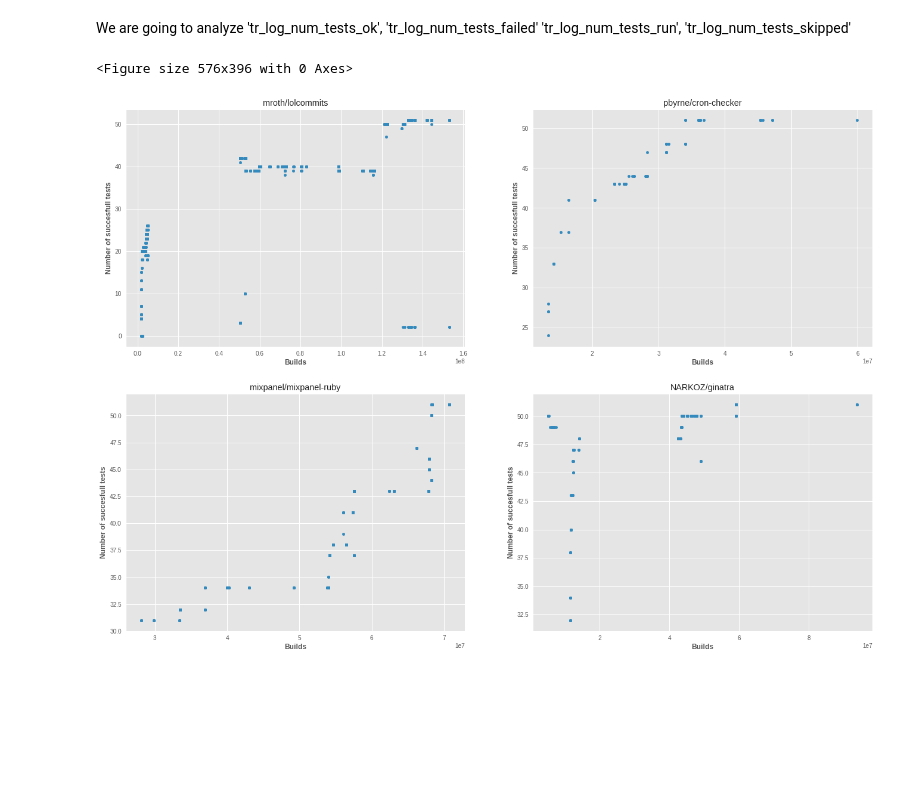
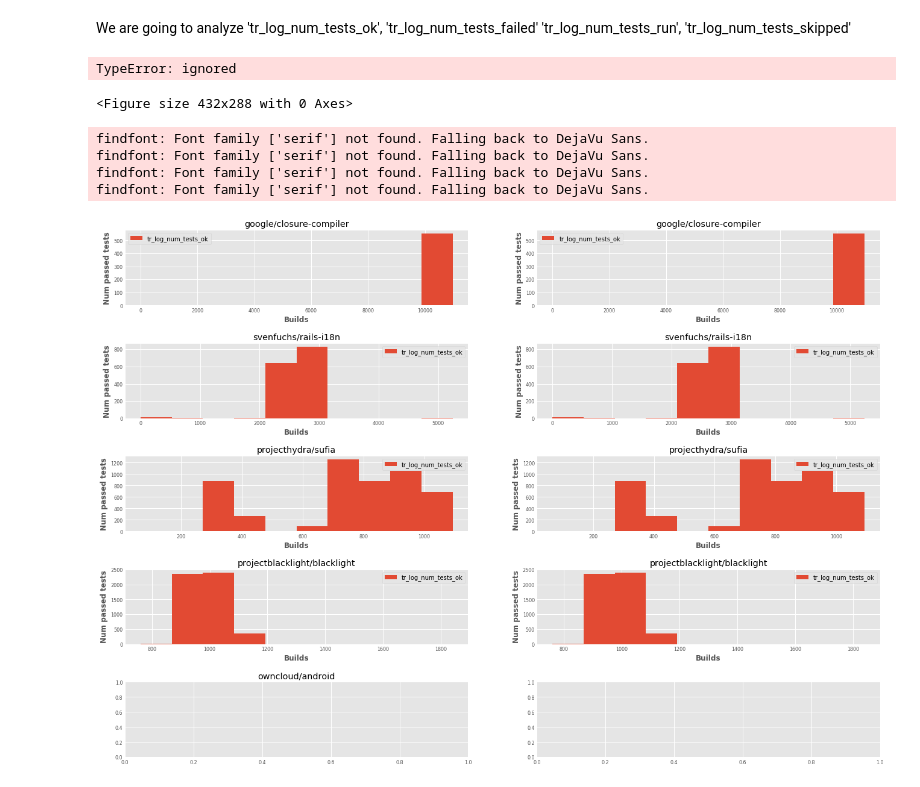
Before and after one commit to tawkirahmed/travis-log-mining, a Jupyter notebook: tawkir_week_4_analysis.ipynb, the cells around one changed output. Saved outputs shown, nothing was run; the diff lists cells and outputs as text; code cells hidden in the pictures; blank space fills up the shorter version.

```diff
--- a/tawkir_week_4_analysis.ipynb
+++ b/tawkir_week_4_analysis.ipynb
@@ -54,7 +54,7 @@ dataset.shape
 We are going to analyze 'tr_log_num_tests_ok', 'tr_log_num_tests_failed' 'tr_log_num_tests_run', 'tr_log_num_tests_skipped'
 # %%
 target_cols = ['tr_log_num_tests_ok', 'tr_log_num_tests_failed', 'tr_log_num_tests_run', 'tr_log_num_tests_skipped']
-key_cols = ['gh_project_name']
+key_cols = ['gh_project_name', 'tr_build_id', 'tr_job_id']
 # %%
 # Let's see some stat
 target_col = target_cols[0]
@@ -65,25 +65,31 @@ def gen_stat(data):
 
 stat = dataset[[target_col] + key_cols].groupby('gh_project_name').apply(gen_stat).reset_index().sort_values(['max'], ascending = False)
 # %%
-col_name = 'Number of succesfull tests'
+col_name = 'Num passed tests'
 plt.tight_layout()
 plt.style.use('ggplot')
-selected_total = 4 #len(stat)
-tem = stat [ stat['max'] > 50 ].sort_values(['max'], ascending = True)
+selected_total = 10 #len(stat)
+tem = stat
+# tem = stat [ stat['max'] > 50 ].sort_values(['max'], ascending = True)
 projects = tem['gh_project_name'].head(selected_total).values
 per_row = 2
 fig, axs = plt.subplots(selected_total // per_row,per_row)
-# fig.subplots_adjust(hspace=.5)
+fig.subplots_adjust(hspace=.5)
 for project, ax in zip(projects, axs.flat):
     selected_data = (
         dataset[ dataset['gh_project_name'] == project][['tr_build_id', 'tr_log_num_tests_ok']]
     ).dropna().sort_values(['tr_build_id'], ascending = True)
     ax.title.set_text(project)
     # ax.yaxis.set_label(col_name)
-    plot_kind = 'scatter' # 'density' # 'scatter'
+    plot_kind = 'hist' # 'density' # 'scatter'
     selected_data.plot(kind = plot_kind, x = 'tr_build_id', y = 'tr_log_num_tests_ok', ax = ax, figsize = (20, 15))
     # ax.legend().get_texts()[0].set_text(col_name)
     ax.set(xlabel="Builds", ylabel=col_name)
 # %% [output]
-<Figure size 576x396 with 0 Axes>
+TypeError: ignored
+<Figure size 432x288 with 0 Axes>
+findfont: Font family ['serif'] not found. Falling back to DejaVu Sans.
+findfont: Font family ['serif'] not found. Falling back to DejaVu Sans.
+findfont: Font family ['serif'] not found. Falling back to DejaVu Sans.
+findfont: Font family ['serif'] not found. Falling back to DejaVu Sans.
-[figure, old version]
+[figure, new version]
```
Also changed, not shown: parts of 25 cells of this notebook.
